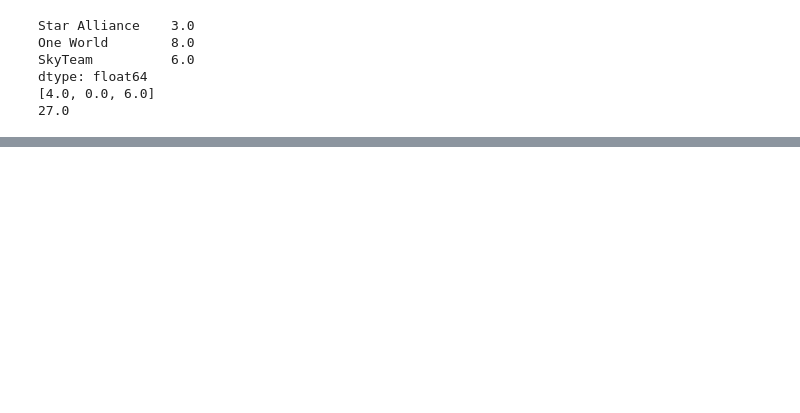
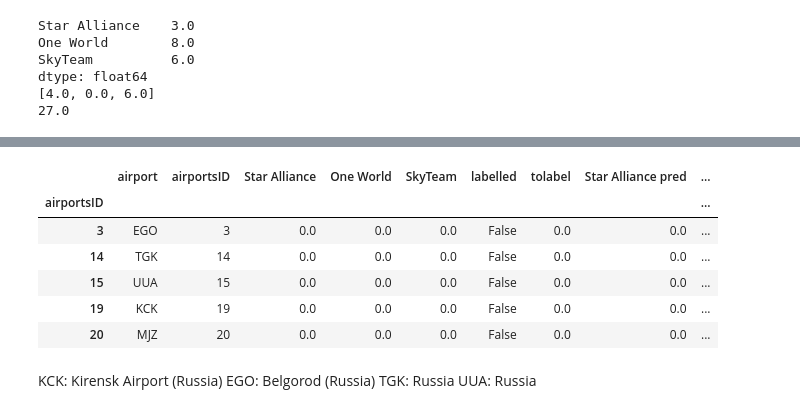
Before and after one commit to nicolasFontbonne/Project_ntds, a Jupyter notebook: main_marie.ipynb, the cells around one changed output, grey strips where cells are left out. Drawn from its saved outputs; the diff is of its cells as text; code cells hidden in the pictures; blank space fills up the shorter version.

```diff
--- a/main_marie.ipynb
+++ b/main_marie.ipynb
@@ -768,3 +834,19 @@ print(sum((airport_pred['SkyTeam'] - airport_pred['SkyTeam pred']) == 0))
+# %%
+# example of airports with a prediction
+airport_attr_all[airport_attr_all.labelled == False].head(5)
+# %% [output]
+|  | airport | airportsID | Star Alliance | One World | SkyTeam | labelled | tolabel | Star Alliance pred | ... |
+| airportsID |  |  |  |  |  |  |  |  | ... |
+| 3 | EGO | 3 | 0.0 | 0.0 | 0.0 | False | 0.0 | 0.0 | ... |
+| 14 | TGK | 14 | 0.0 | 0.0 | 0.0 | False | 0.0 | 0.0 | ... |
+| 15 | UUA | 15 | 0.0 | 0.0 | 0.0 | False | 0.0 | 0.0 | ... |
+| 19 | KCK | 19 | 0.0 | 0.0 | 0.0 | False | 0.0 | 0.0 | ... |
+| 20 | MJZ | 20 | 0.0 | 0.0 | 0.0 | False | 0.0 | 0.0 | ... |
+# %% [markdown]
+KCK: Kirensk Airport (Russia)
+EGO: Belgorod (Russia)
+TGK: Russia
+UUA: Russia
 # %%
 # We may want to flatten this array. We can associate each travel (source, destination) with the
 # alliance that have the most flight on it
```
Also changed, not shown: parts of 10 cells of this notebook, 1 other file.
